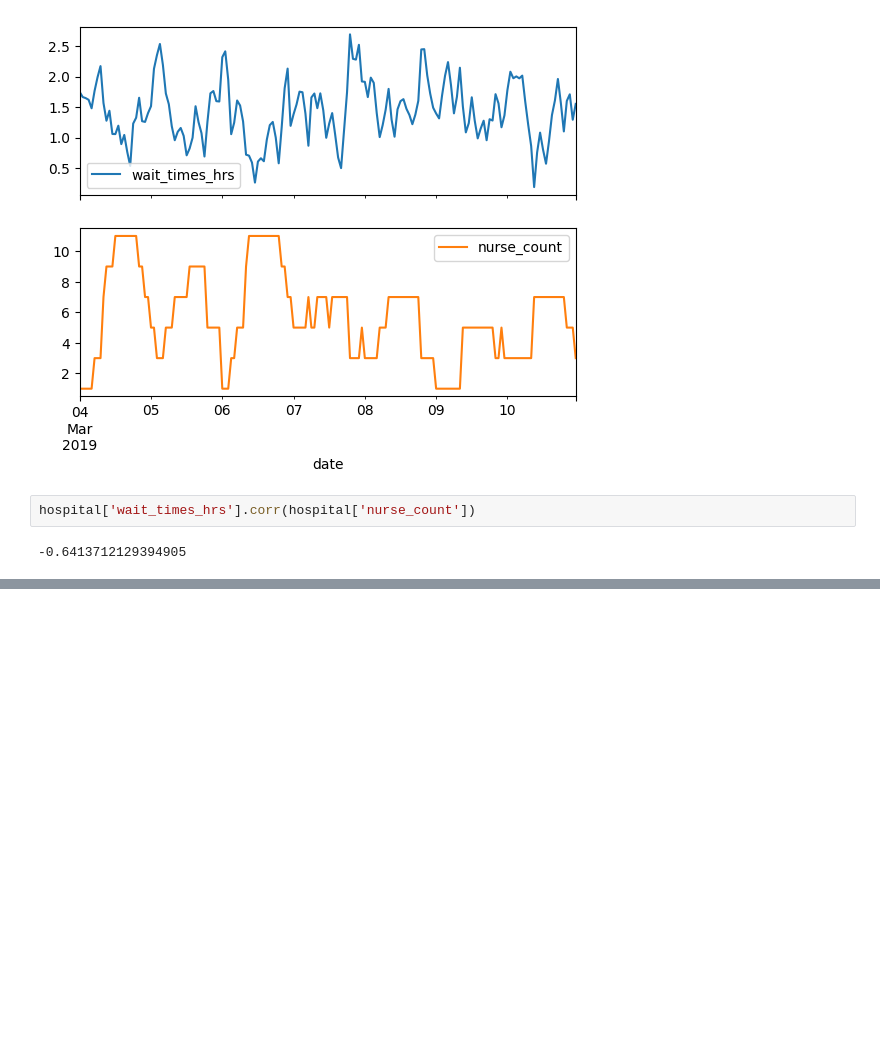
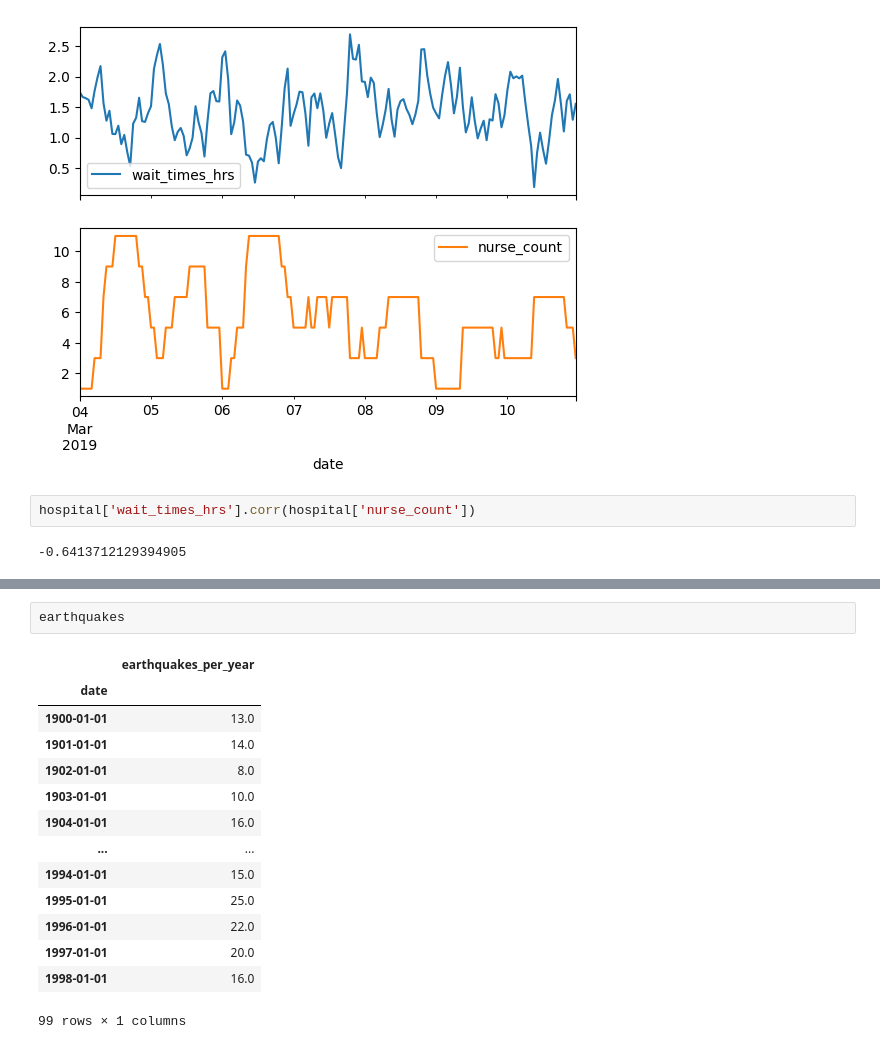
Before and after one commit to filipeaguiarrod/machine_learning_topics, a Jupyter notebook: Séries Temporais/2_models.ipynb, the cells around one changed output, grey strips where cells are left out. Cells and saved outputs as stored; diff of their text form; blank space fills up the shorter version.

```diff
--- a/Séries Temporais/2_models.ipynb
+++ b/Séries Temporais/2_models.ipynb
@@ -526,0 +546,17 @@ Warnings:
+# %%
+earthquakes
+# %% [output]
+|  | earthquakes_per_year |
+| date |  |
+| 1900-01-01 | 13.0 |
+| 1901-01-01 | 14.0 |
+| 1902-01-01 | 8.0 |
+| 1903-01-01 | 10.0 |
+| 1904-01-01 | 16.0 |
+| ... | ... |
+| 1994-01-01 | 15.0 |
+| 1995-01-01 | 25.0 |
+| 1996-01-01 | 22.0 |
+| 1997-01-01 | 20.0 |
+| 1998-01-01 | 16.0 |
+99 rows × 1 columns
```
Also changed, not shown: parts of 17 cells of this notebook, 4 other files.
